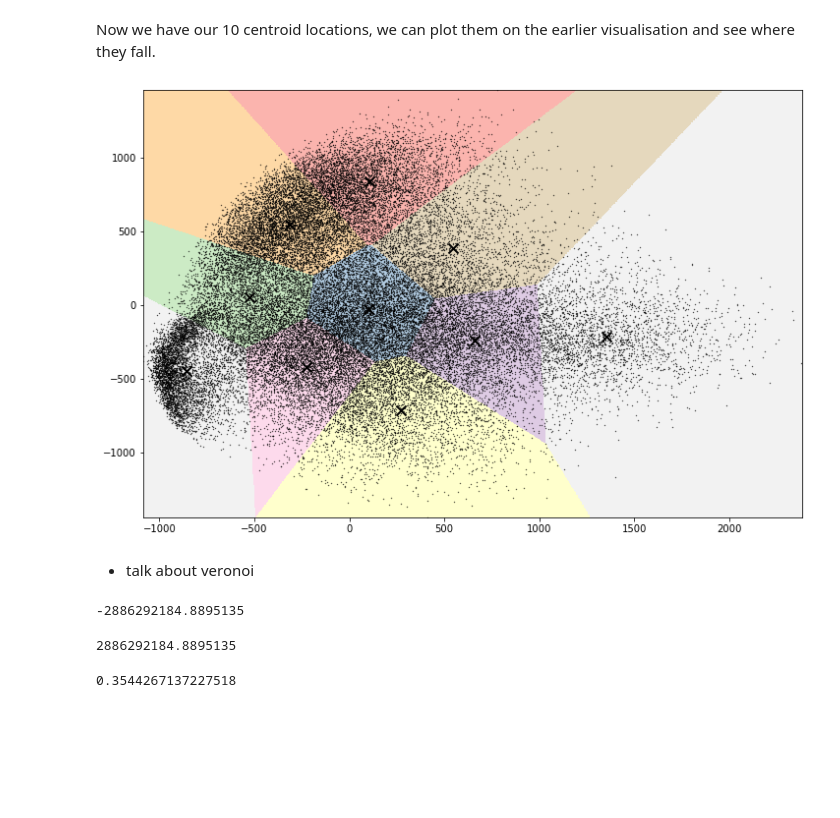
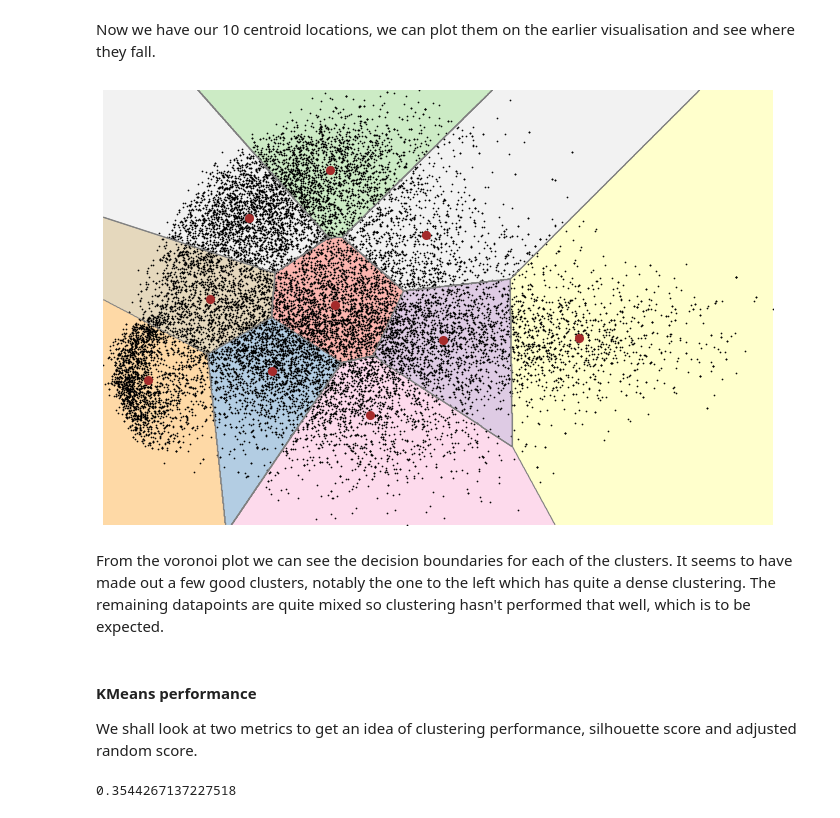
Before and after one commit to kaihulme/ml-analysis, a Jupyter notebook: notebooks/01_data_analysis.ipynb, the cells around one changed output. Drawn from its saved outputs; the diff is of its cells as text; code cells hidden in the pictures; blank space fills up the shorter version.

```diff
--- a/notebooks/01_data_analysis.ipynb
+++ b/notebooks/01_data_analysis.ipynb
@@ -385,7 +391,7 @@ def plot_veronoi(X, y, kmeans):
     xs, ys = X[:, 0], X[:, 1]
     x_min, x_max = xs.min()-1, xs.max()+1
     y_min, y_max = ys.min()-1, ys.max()+1
-
+    c = np.array(y).astype('int')
     centroids = kmeans.cluster_centers_
 
     # generate veronoi boundaries for plotting
@@ -400,27 +406,30 @@ def plot_veronoi(X, y, kmeans):
                cmap="Pastel1",
                aspect='auto',
                origin='lower')
+    plt.contour(Z, extent=(x_min, x_max, y_min, y_max),
+                linewidths=1, colors='grey')
     # plot data and centroids
-    plt.scatter(xs, ys, color='black', s=0.1, alpha=1)
-    plt.scatter(centroids[:, 0], centroids[:, 1], marker='x', color='black',
-                s=100, linewidths=2, zorder=10)
+    plt.scatter(xs, ys, s=0.5, alpha=1, color='black')
+    plt.scatter(centroids[:, 0], centroids[:, 1], marker='o', color='brown',
+                s=50, linewidths=2, zorder=10)
     plt.xlim(x_min, x_max)
     plt.ylim(y_min, y_max)
+    plt.axis("off")
     plt.show()
-# %%
-plot_veronoi(X_train_2, y_train, kmeans)
-# %% [output]
-[figure, removed]
-# %% [markdown]
-- talk about veronoi
-# %%
-kmeans.score(X_train_2)
-# %% [output]
--2886292184.8895135
-# %%
-kmeans.inertia_
-# %% [output]
-2886292184.8895135
+# %%
+indices = np.random.randint(0, len(y_train), 20000)
+sample_X = X_train_2[indices]
+sample_y = y_train[indices]
+
+plot_veronoi(sample_X, sample_y, kmeans)
+# %% [output]
+[figure, added]
+# %% [markdown]
+From the voronoi plot we can see the decision boundaries for each of the clusters. It seems to have made out a few good clusters, notably the one to the left which has quite a dense clustering. The remaining datapoints are quite mixed so clustering hasn't performed that well, which is to be expected.
+# %% [markdown]
+#### KMeans performance
+
+We shall look at two metrics to get an idea of clustering performance, silhouette score and adjusted random score.
 # %%
 silhouette_score(X_train_2, kmeans.labels_)
 # %% [output]
```
Also changed, not shown: parts of 27 cells of this notebook, 9 other files.
